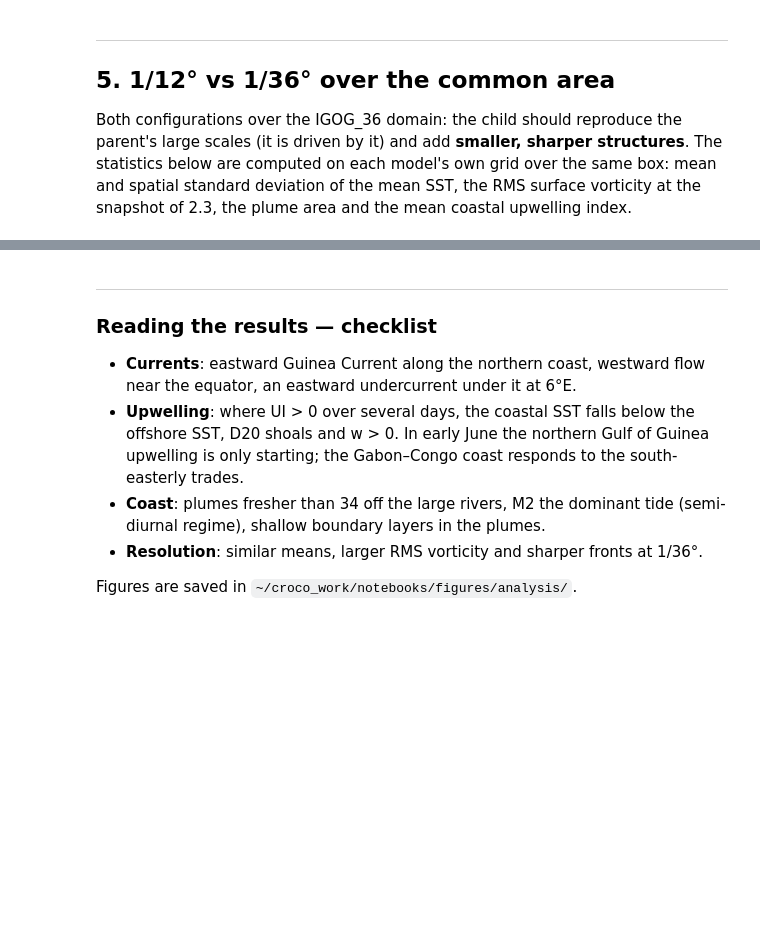
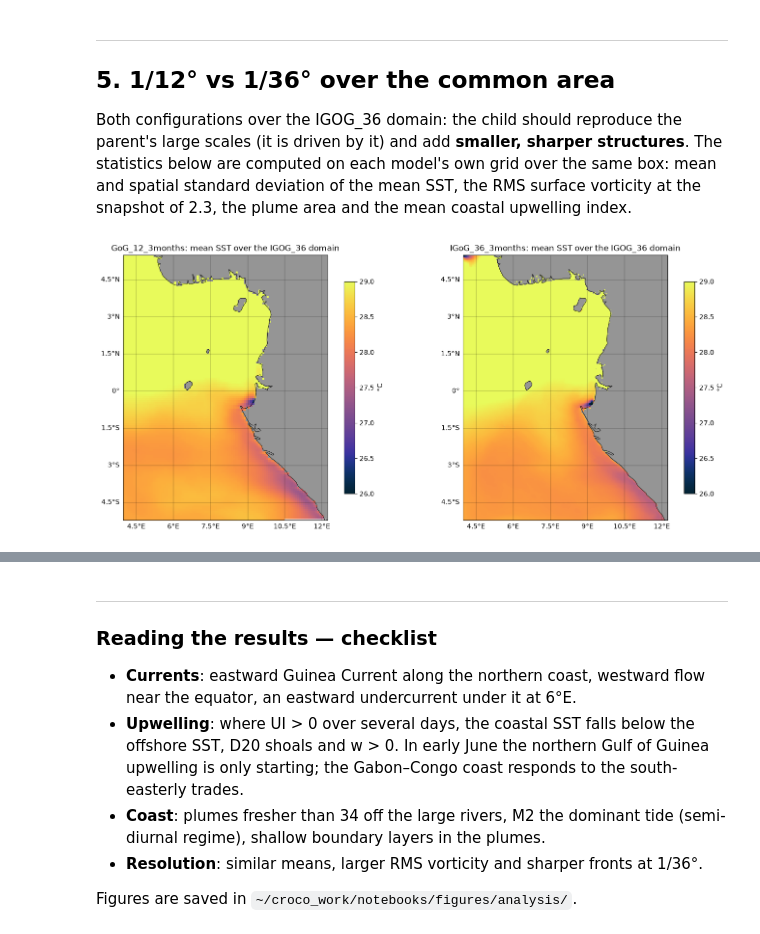
Before and after one commit to GGOSSS-Summer-School/GGOSSS-2026, a Jupyter notebook: 05-modelling/croco_work/notebooks/croco_analysis_GoG12_IGOG36.ipynb, the cells around one changed output, grey strips where cells are left out. Saved outputs shown, nothing was run; the diff lists cells and outputs as text; code cells hidden in the pictures; blank space fills up the shorter version.

```diff
--- a/05-modelling/croco_work/notebooks/croco_analysis_GoG12_IGOG36.ipynb
+++ b/05-modelling/croco_work/notebooks/croco_analysis_GoG12_IGOG36.ipynb
@@ -437,20 +515,22 @@ by it) and add **smaller, sharper structures**. The statistics below are compute
 same box: mean and spatial standard deviation of the mean SST, the RMS surface vorticity at the snapshot of 2.3,
 the plume area and the mean coastal upwelling index.
 # %%
-if "IGOG_36" in DS:
-    c = DS["IGOG_36"]; BOX = [float(c.lon_rho.min()), float(c.lon_rho.max()), float(c.lat_rho.min()), float(c.lat_rho.max())]
+if "IGoG_36_3months" in DS:
+    c = DS["IGoG_36_3months"]; BOX = [float(c.lon_rho.min()), float(c.lon_rho.max()), float(c.lat_rho.min()), float(c.lat_rho.max())]
     rows = []
     fig, axes = plt.subplots(1, len(DS), figsize=(7 * len(DS), 6), subplot_kw={"projection": PC}, constrained_layout=True)
     for ax, (name, ds) in zip(np.atleast_1d(axes), DS.items()):
         m = box_mask(ds, BOX)
         sst = SURF[name]["sst"].values; zv = vorticity(ds, GRID[name], T_SNAP)
         area = 1e-6 / (ds.pm.values * ds.pn.values)
         rows.append([name, np.nanmean(sst[m]), np.nanstd(sst[m]), np.sqrt(np.nanmean((zv[m] / 1e-5) ** 2)),
                      np.nansum(area[m & (SURF[name]["sss"].values < 34)]),
                      float(UI[name].mean("time").where(xr.DataArray(m, dims=("eta_rho", "xi_rho"))).mean())])
-        pc = ax.pcolormesh(ds.lon_rho, ds.lat_rho, np.where(m, sst, np.nan), cmap=cmocean.cm.thermal, vmin=24, vmax=30, transform=PC, shading="auto")
+        pc = ax.pcolormesh(ds.lon_rho, ds.lat_rho, np.where(m, sst, np.nan), cmap=cmocean.cm.thermal, vmin=26, vmax=29, transform=PC, shading="auto")
         land(ax, ds); ax.set_extent(BOX, crs=PC); ax.set_title(f"{name}: mean SST over the IGOG_36 domain")
         fig.colorbar(pc, ax=ax, shrink=0.8, label="°C")
     plt.savefig(f"{FIGS}/5_sst_common_box.png", dpi=150); plt.show()
     display(pd.DataFrame(rows, columns=["config", "mean SST (°C)", "spatial std SST (°C)", "RMS ζ (1e-5 s-1)",
                                         "plume area S<34 (km2)", "mean UI (m2/s)"]).round(3))
+# %% [output]
+[figure, added]
```
Also changed, not shown: parts of 19 cells of this notebook, 50 other files.
